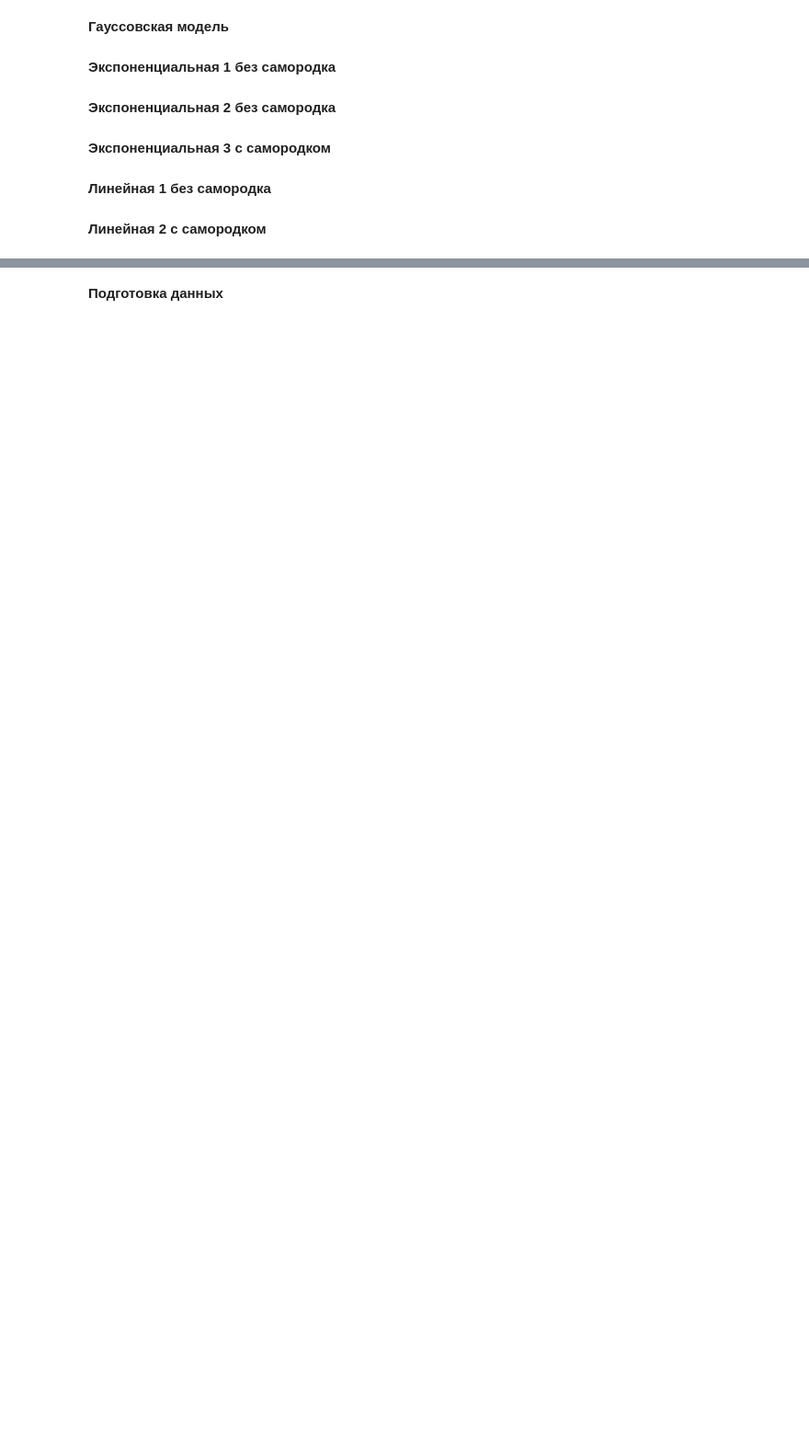
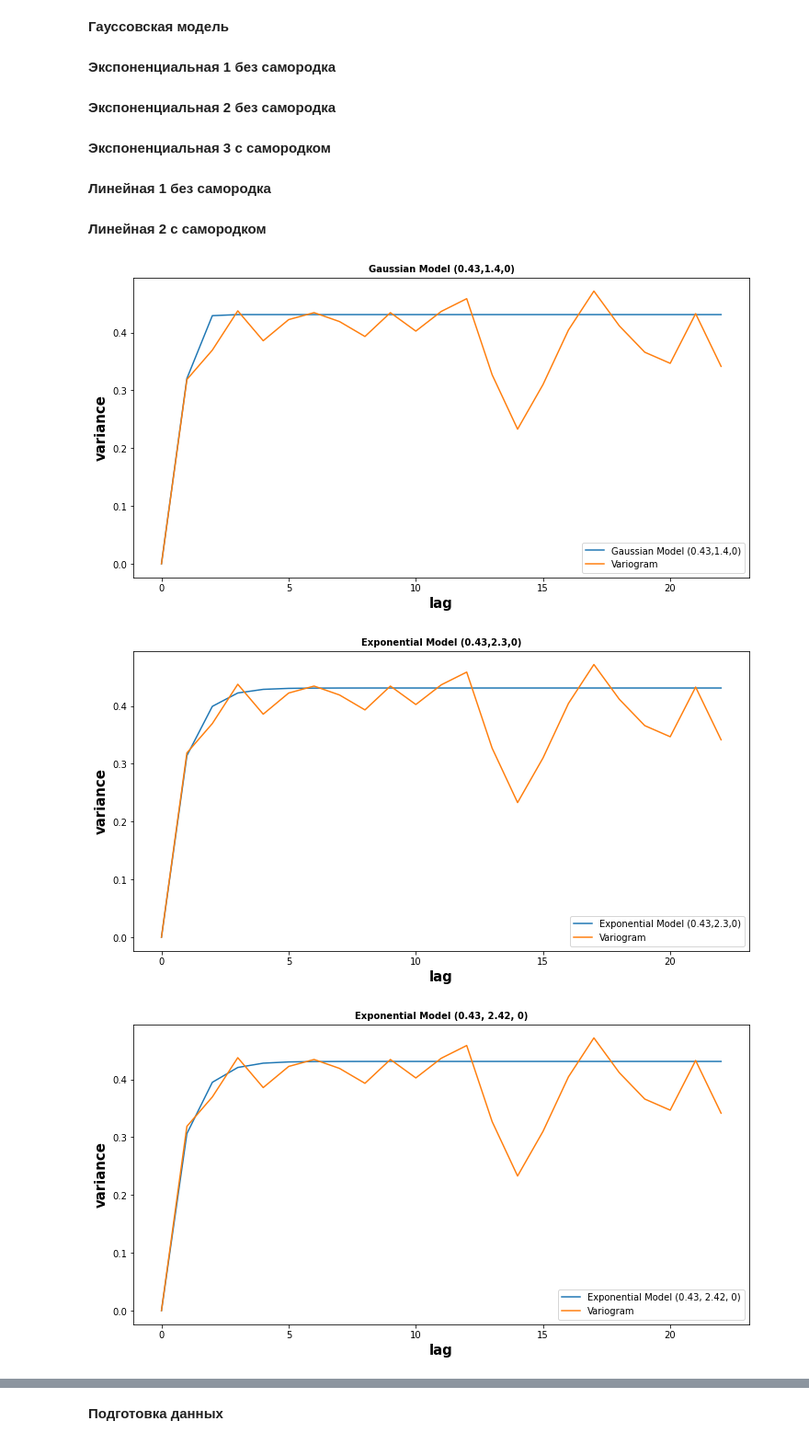
Before and after one commit to nktrn/oxygen_dissolve, a Jupyter notebook: Course work.ipynb, the cells around one changed output, grey strips where cells are left out. Shown: that part at 92% size. Cells and saved outputs as stored; diff of their text form; code cells hidden in the pictures; blank space fills up the shorter version.

```diff
--- a/Course work.ipynb
+++ b/Course work.ipynb
@@ -384,0 +383,6 @@ def models_view(variogram_models):
+# %%
+models_view(variogram_models)
+# %% [output]
+[figure, added]
+[figure, added]
+[figure, added]
```
Also changed, not shown: parts of 21 cells of this notebook.
